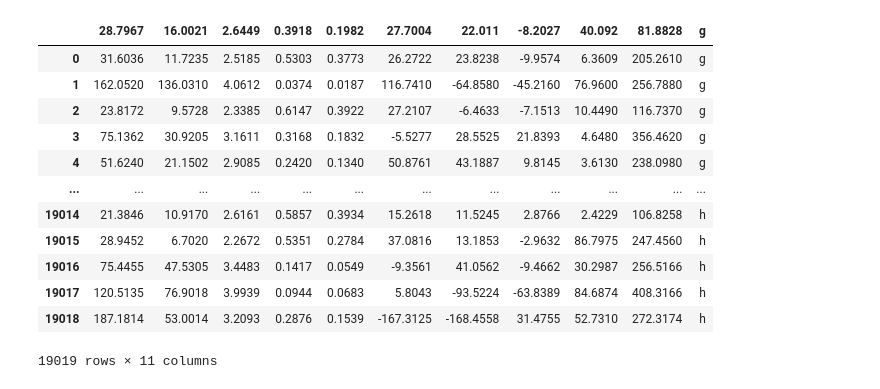
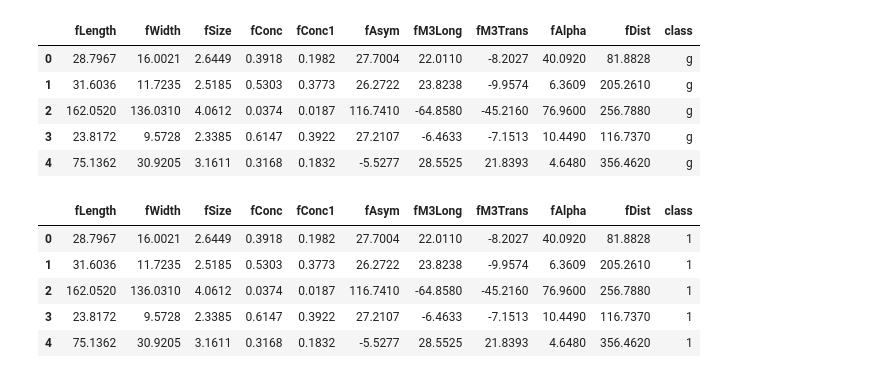
Before and after one commit to Ali-Alinejad/Ai, a Jupyter notebook: Magic.ipynb, the cells around one changed output. Cells and saved outputs as stored; diff of their text form; code cells hidden in the pictures.

```diff
--- a/Magic.ipynb
+++ b/Magic.ipynb
@@ -6,20 +6,25 @@ import numpy as np
 import matplotlib.pyplot as plt
 import seaborn as sns
 import sklearn as skl
-# %%
-pd.read_csv('magic04.data')
-#
-# %% [output]
-|  | 28.7967 | 16.0021 | 2.6449 | 0.3918 | 0.1982 | 27.7004 | 22.011 | -8.2027 | 40.092 | 81.8828 | g |
-| 0 | 31.6036 | 11.7235 | 2.5185 | 0.5303 | 0.3773 | 26.2722 | 23.8238 | -9.9574 | 6.3609 | 205.2610 | g |
-| 1 | 162.0520 | 136.0310 | 4.0612 | 0.0374 | 0.0187 | 116.7410 | -64.8580 | -45.2160 | 76.9600 | 256.7880 | g |
-| 2 | 23.8172 | 9.5728 | 2.3385 | 0.6147 | 0.3922 | 27.2107 | -6.4633 | -7.1513 | 10.4490 | 116.7370 | g |
-| 3 | 75.1362 | 30.9205 | 3.1611 | 0.3168 | 0.1832 | -5.5277 | 28.5525 | 21.8393 | 4.6480 | 356.4620 | g |
-| 4 | 51.6240 | 21.1502 | 2.9085 | 0.2420 | 0.1340 | 50.8761 | 43.1887 | 9.8145 | 3.6130 | 238.0980 | g |
-| ... | ... | ... | ... | ... | ... | ... | ... | ... | ... | ... | ... |
-| 19014 | 21.3846 | 10.9170 | 2.6161 | 0.5857 | 0.3934 | 15.2618 | 11.5245 | 2.8766 | 2.4229 | 106.8258 | h |
-| 19015 | 28.9452 | 6.7020 | 2.2672 | 0.5351 | 0.2784 | 37.0816 | 13.1853 | -2.9632 | 86.7975 | 247.4560 | h |
-| 19016 | 75.4455 | 47.5305 | 3.4483 | 0.1417 | 0.0549 | -9.3561 | 41.0562 | -9.4662 | 30.2987 | 256.5166 | h |
-| 19017 | 120.5135 | 76.9018 | 3.9939 | 0.0944 | 0.0683 | 5.8043 | -93.5224 | -63.8389 | 84.6874 | 408.3166 | h |
-| 19018 | 187.1814 | 53.0014 | 3.2093 | 0.2876 | 0.1539 | -167.3125 | -168.4558 | 31.4755 | 52.7310 | 272.3174 | h |
-19019 rows × 11 columns
+# %%
+cols=['fLength','fWidth','fSize','fConc','fConc1','fAsym','fM3Long','fM3Trans','fAlpha','fDist','class']
+df=pd.read_csv('magic04.data',names=cols)
+pd.read_csv('magic04.data')
+df.head()
+# %% [output]
+|  | fLength | fWidth | fSize | fConc | fConc1 | fAsym | fM3Long | fM3Trans | fAlpha | fDist | class |
+| 0 | 28.7967 | 16.0021 | 2.6449 | 0.3918 | 0.1982 | 27.7004 | 22.0110 | -8.2027 | 40.0920 | 81.8828 | g |
+| 1 | 31.6036 | 11.7235 | 2.5185 | 0.5303 | 0.3773 | 26.2722 | 23.8238 | -9.9574 | 6.3609 | 205.2610 | g |
+| 2 | 162.0520 | 136.0310 | 4.0612 | 0.0374 | 0.0187 | 116.7410 | -64.8580 | -45.2160 | 76.9600 | 256.7880 | g |
+| 3 | 23.8172 | 9.5728 | 2.3385 | 0.6147 | 0.3922 | 27.2107 | -6.4633 | -7.1513 | 10.4490 | 116.7370 | g |
+| 4 | 75.1362 | 30.9205 | 3.1611 | 0.3168 | 0.1832 | -5.5277 | 28.5525 | 21.8393 | 4.6480 | 356.4620 | g |
+# %%
+df['class']=(df['class']=='g').astype(int)
+df.head()
+# %% [output]
+|  | fLength | fWidth | fSize | fConc | fConc1 | fAsym | fM3Long | fM3Trans | fAlpha | fDist | class |
+| 0 | 28.7967 | 16.0021 | 2.6449 | 0.3918 | 0.1982 | 27.7004 | 22.0110 | -8.2027 | 40.0920 | 81.8828 | 1 |
+| 1 | 31.6036 | 11.7235 | 2.5185 | 0.5303 | 0.3773 | 26.2722 | 23.8238 | -9.9574 | 6.3609 | 205.2610 | 1 |
+| 2 | 162.0520 | 136.0310 | 4.0612 | 0.0374 | 0.0187 | 116.7410 | -64.8580 | -45.2160 | 76.9600 | 256.7880 | 1 |
+| 3 | 23.8172 | 9.5728 | 2.3385 | 0.6147 | 0.3922 | 27.2107 | -6.4633 | -7.1513 | 10.4490 | 116.7370 | 1 |
+| 4 | 75.1362 | 30.9205 | 3.1611 | 0.3168 | 0.1832 | -5.5277 | 28.5525 | 21.8393 | 4.6480 | 356.4620 | 1 |
```
Also changed, not shown: parts of 1 cell of this notebook.
